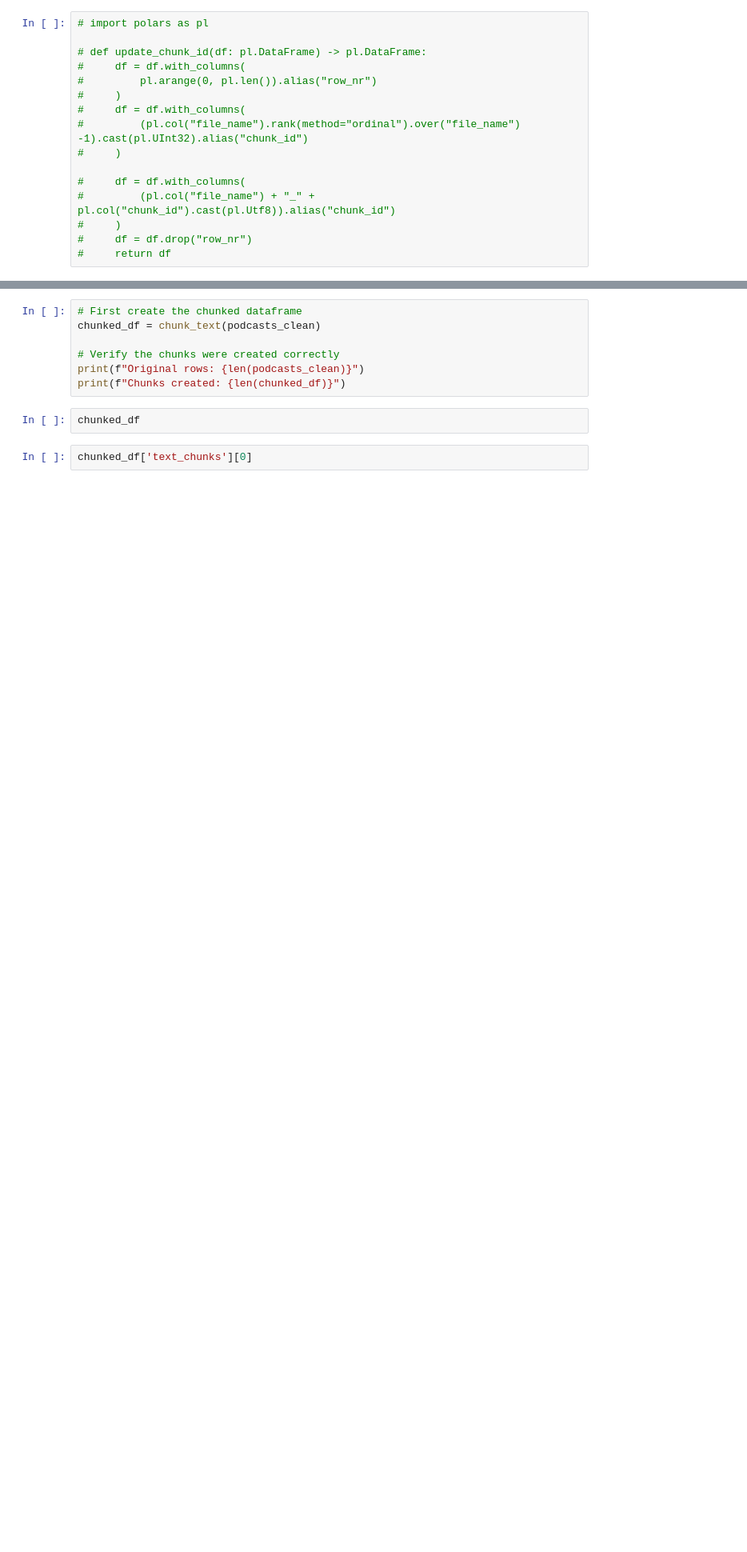
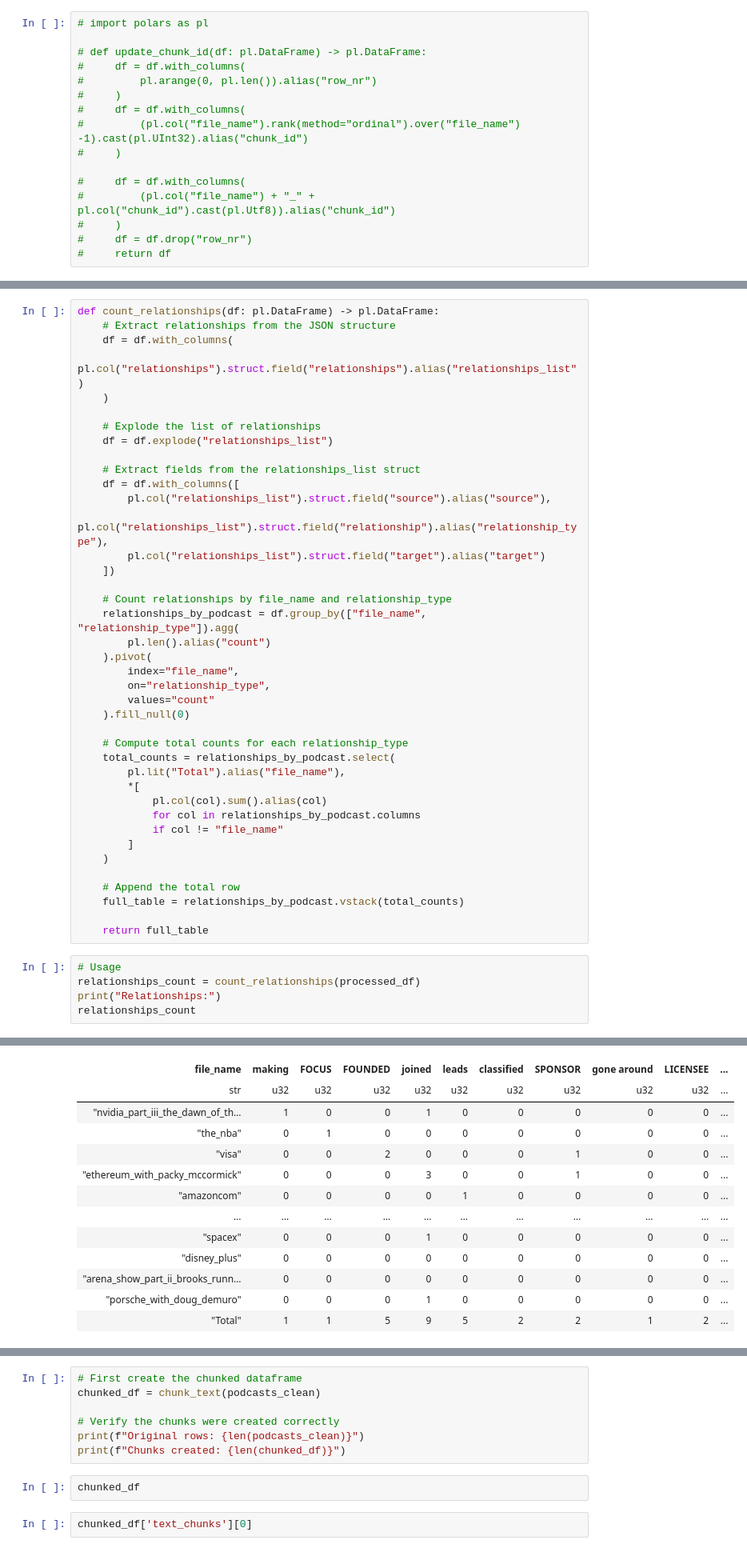
Before and after one commit to borjaregueral/GraphRag, a Jupyter notebook: notebooks/02_text_processing.ipynb, the cells around one changed output, grey strips where cells are left out. Shown: that part at 80% size. Saved outputs shown, nothing was run; the diff lists cells and outputs as text; blank space fills up the shorter version.

```diff
--- a/notebooks/02_text_processing.ipynb
+++ b/notebooks/02_text_processing.ipynb
@@ -539,0 +789,46 @@ shape: (28, 72)
+# %%
+def count_relationships(df: pl.DataFrame) -> pl.DataFrame:
+    # Extract relationships from the JSON structure
+    df = df.with_columns(
+        pl.col("relationships").struct.field("relationships").alias("relationships_list")
+    )
+
+    # Explode the list of relationships
+    df = df.explode("relationships_list")
+
+    # Extract fields from the relationships_list struct
+    df = df.with_columns([
+        pl.col("relationships_list").struct.field("source").alias("source"),
+        pl.col("relationships_list").struct.field("relationship").alias("relationship_type"),
+        pl.col("relationships_list").struct.field("target").alias("target")
+    ])
+
+    # Count relationships by file_name and relationship_type
+    relationships_by_podcast = df.group_by(["file_name", "relationship_type"]).agg(
+        pl.len().alias("count")
+    ).pivot(
+        index="file_name",
+        on="relationship_type",
+        values="count"
+    ).fill_null(0)
+
+    # Compute total counts for each relationship_type
+    total_counts = relationships_by_podcast.select(
+        pl.lit("Total").alias("file_name"),
+        *[
+            pl.col(col).sum().alias(col)
+            for col in relationships_by_podcast.columns
+            if col != "file_name"
+        ]
+    )
+
+    # Append the total row
+    full_table = relationships_by_podcast.vstack(total_counts)
+
+    return full_table
+# %%
+# Usage
+relationships_count = count_relationships(processed_df)
+print("Relationships:")
+relationships_count
+# %% [output]
@@ -539,0 +837,13 @@ shape: (28, 72)
+| file_name | making | FOCUS | FOUNDED | joined | leads | classified | SPONSOR | gone around | LICENSEE | ... |
+| str | u32 | u32 | u32 | u32 | u32 | u32 | u32 | u32 | u32 | ... |
+| "nvidia_part_iii_the_dawn_of_th… | 1 | 0 | 0 | 1 | 0 | 0 | 0 | 0 | 0 | ... |
+| "the_nba" | 0 | 1 | 0 | 0 | 0 | 0 | 0 | 0 | 0 | ... |
+| "visa" | 0 | 0 | 2 | 0 | 0 | 0 | 1 | 0 | 0 | ... |
+| "ethereum_with_packy_mccormick" | 0 | 0 | 0 | 3 | 0 | 0 | 1 | 0 | 0 | ... |
+| "amazoncom" | 0 | 0 | 0 | 0 | 1 | 0 | 0 | 0 | 0 | ... |
+| … | … | … | … | … | … | … | … | … | … | ... |
+| "spacex" | 0 | 0 | 0 | 1 | 0 | 0 | 0 | 0 | 0 | ... |
+| "disney_plus" | 0 | 0 | 0 | 0 | 0 | 0 | 0 | 0 | 0 | ... |
+| "arena_show_part_ii_brooks_runn… | 0 | 0 | 0 | 0 | 0 | 0 | 0 | 0 | 0 | ... |
+| "porsche_with_doug_demuro" | 0 | 0 | 0 | 1 | 0 | 0 | 0 | 0 | 0 | ... |
+| "Total" | 1 | 1 | 5 | 9 | 5 | 2 | 2 | 1 | 2 | ... |
```
Also changed, not shown: parts of 30 cells of this notebook, 2 other files.
